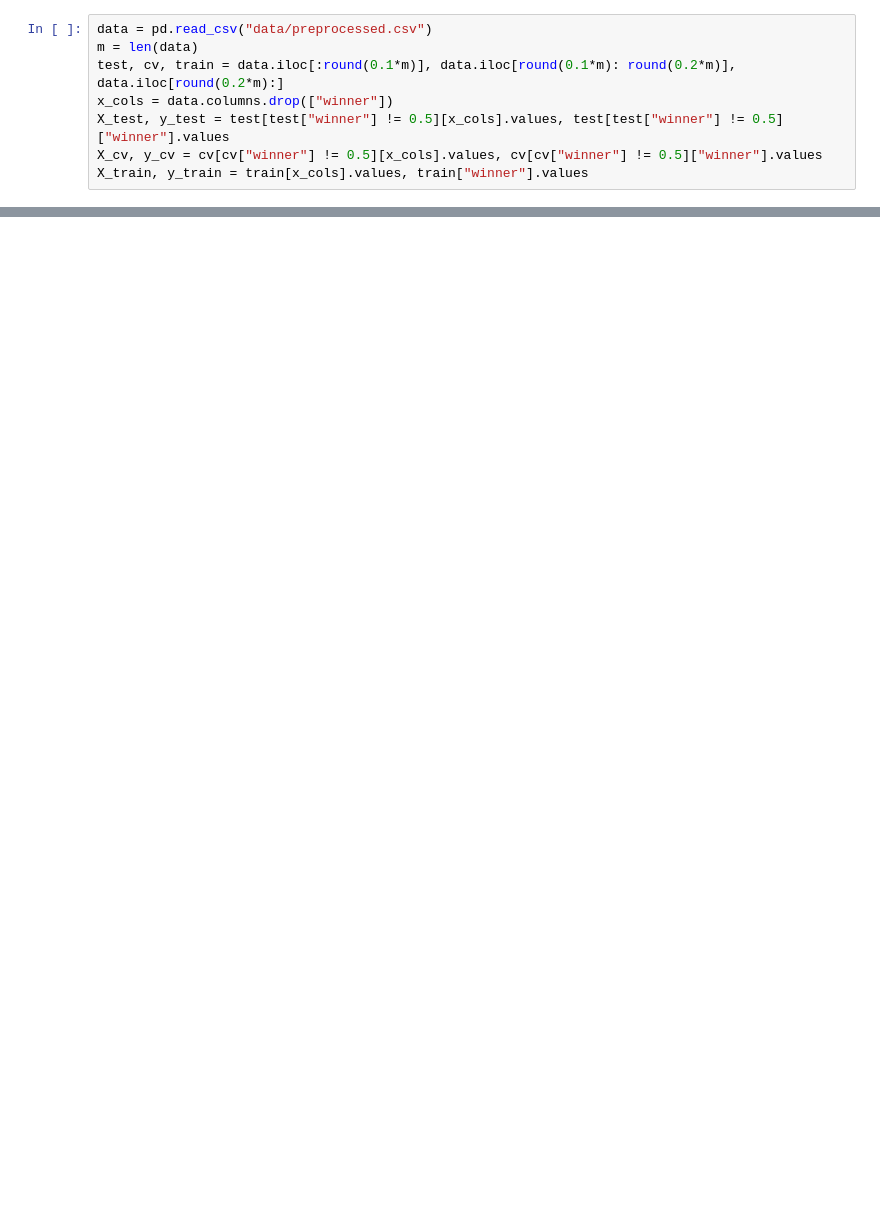
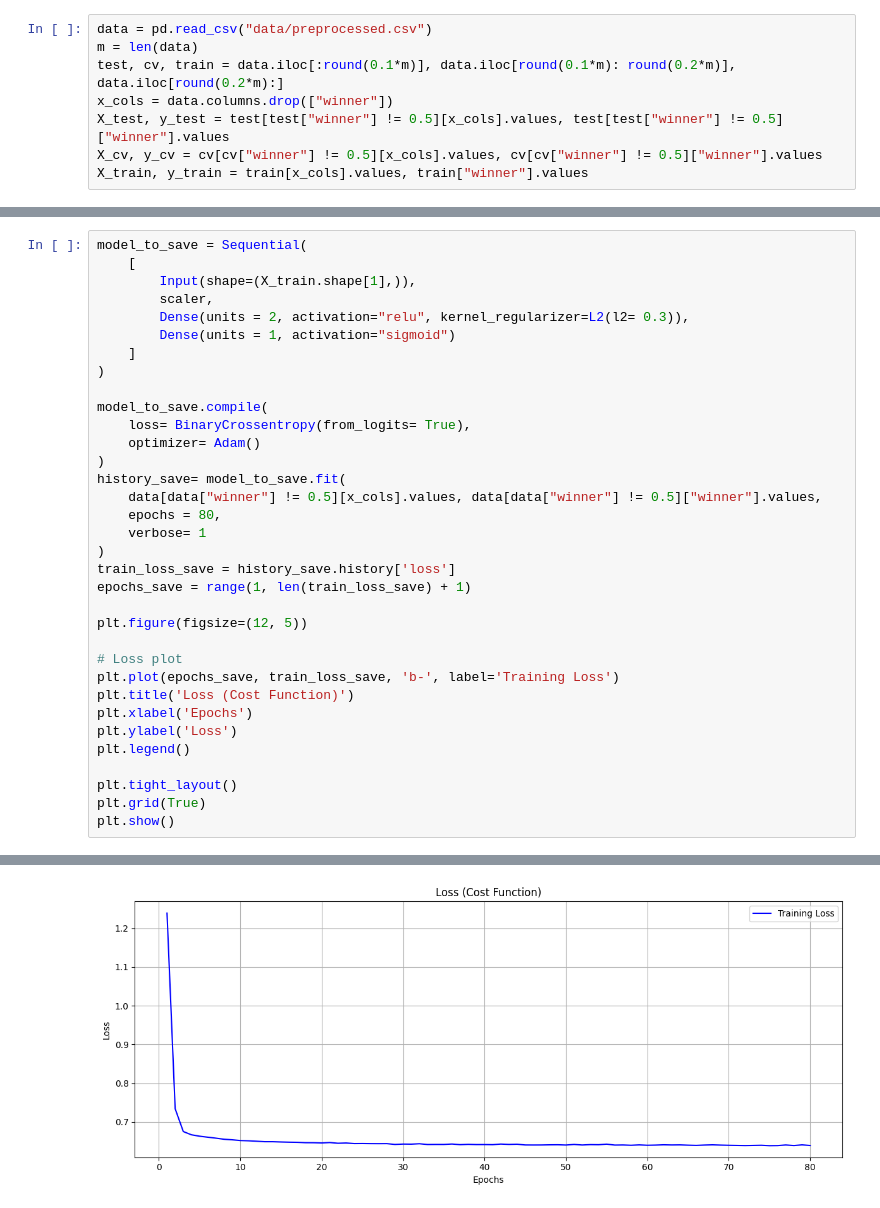
Before and after one commit to Luka582/ufc-prediction, a Jupyter notebook: ufc_pred/train_nn.ipynb, the cells around one changed output, grey strips where cells are left out. Drawn from its saved outputs; the diff is of its cells as text; blank space fills up the shorter version.

```diff
--- a/ufc_pred/train_nn.ipynb
+++ b/ufc_pred/train_nn.ipynb
@@ -150,0 +149,35 @@ accuracy_score(y_test, np.where(model.predict(X_test_scaled).flatten() > 0.5, 1,
+# %%
+model_to_save = Sequential(
+    [
+        Input(shape=(X_train.shape[1],)),
+        scaler,
+        Dense(units = 2, activation="relu", kernel_regularizer=L2(l2= 0.3)),
+        Dense(units = 1, activation="sigmoid")
+    ]
+)
+
+model_to_save.compile(
+    loss= BinaryCrossentropy(from_logits= True),
+    optimizer= Adam()
+)
+history_save= model_to_save.fit(
+    data[data["winner"] != 0.5][x_cols].values, data[data["winner"] != 0.5]["winner"].values,
+    epochs = 80,
+    verbose= 1
+)
+train_loss_save = history_save.history['loss']
+epochs_save = range(1, len(train_loss_save) + 1)
+
+plt.figure(figsize=(12, 5))
+
+# Loss plot
+plt.plot(epochs_save, train_loss_save, 'b-', label='Training Loss')
+plt.title('Loss (Cost Function)')
+plt.xlabel('Epochs')
+plt.ylabel('Loss')
+plt.legend()
+
+plt.tight_layout()
+plt.grid(True)
+plt.show()
+# %% [output]
@@ -150,0 +201 @@ accuracy_score(y_test, np.where(model.predict(X_test_scaled).flatten() > 0.5, 1,
+[figure, added]
```
Also changed, not shown: parts of 9 cells of this notebook, 12 other files.
